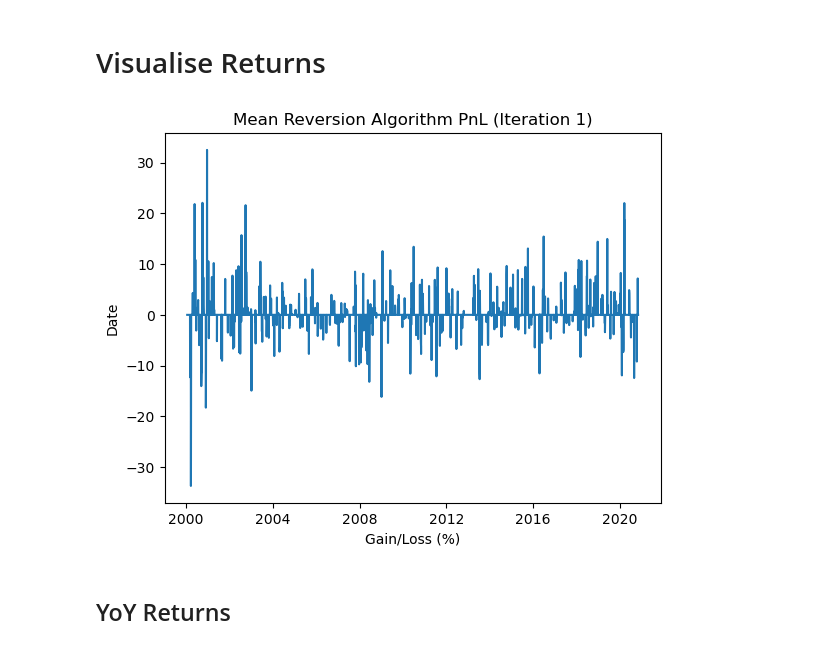
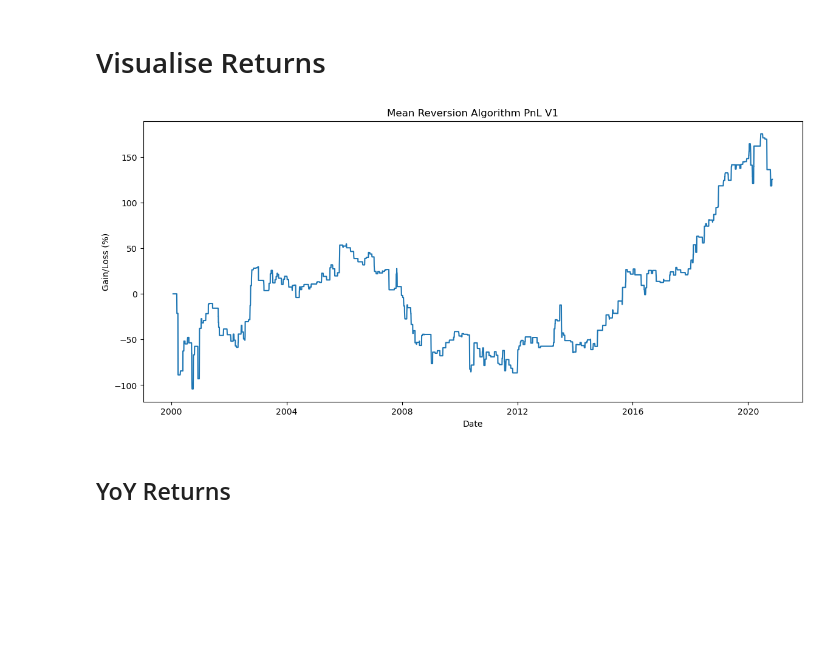
Before and after one commit to andrewa1270/mean-reversion-algo, a Jupyter notebook: main.ipynb, the cells around one changed output. Drawn from its saved outputs; the diff is of its cells as text; code cells hidden in the pictures; blank space fills up the shorter version.

Commit message:
Complete second iteration

```diff
--- a/main.ipynb
+++ b/main.ipynb
@@ -130,14 +130,17 @@ print("Total Return: ", totalReturn,"%")
 Total Return:  125.45123433056568 %
 # %% [markdown]
 # Visualise Returns
+# %%
+msft_historical_data["Cumulative Returns"] = msft_historical_data["Gain/Loss"].cumsum()
 # %%
-plt.plot(msft_historical_data["Date"],msft_historical_data["Gain/Loss"])
-plt.ylabel("Date")
-plt.xlabel("Gain/Loss (%)")
-plt.title("Mean Reversion Algorithm PnL (Iteration 1)")
+plt.figure(figsize=(14,6))
+plt.plot(msft_historical_data["Date"],msft_historical_data["Cumulative Returns"])
+plt.ylabel("Gain/Loss (%)")
+plt.xlabel("Date")
+plt.title("Mean Reversion Algorithm PnL V1")
 plt.show()
 # %% [output]
-[figure, old version]
+[figure, new version]
 # %% [markdown]
 ## YoY Returns
 # %%
```
Also changed, not shown: parts of 6 cells of this notebook.
